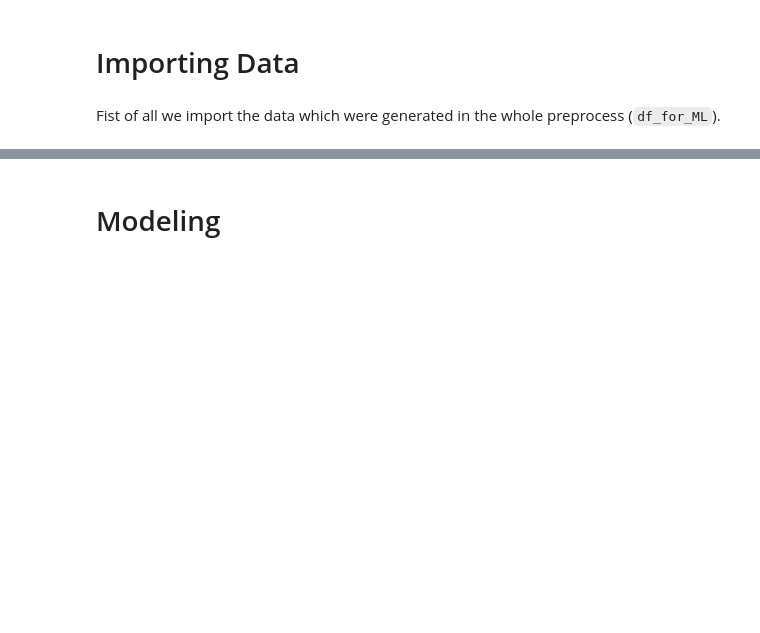
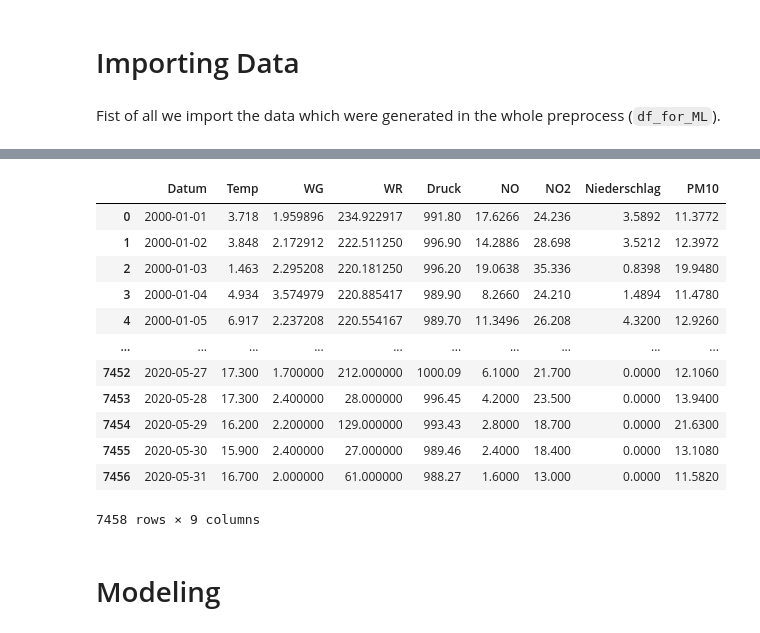
Before and after one commit to SvetiB/AirQualityStuttgart, a Jupyter notebook: AirQualityStuttgartModeling.ipynb, the cells around one changed output, grey strips where cells are left out. Saved outputs shown, nothing was run; the diff lists cells and outputs as text; code cells hidden in the pictures; blank space fills up the shorter version.

```diff
--- a/AirQualityStuttgartModeling.ipynb
+++ b/AirQualityStuttgartModeling.ipynb
@@ -17,6 +28,8 @@ table {float:left}
 # Importing Data
 # %% [markdown]
 Fist of all we import the data which were generated in the whole preprocess (`df_for_ML`).
+# %%
+dateparse = lambda x: pd.datetime.strptime(x, '%Y-%m-%d')
 # %%
-df_for_ML = pd.read_csv('df_for_ML.csv')
+df_for_ML = pd.read_csv('df_for_ML.csv', parse_dates=['Datum'], date_parser=dateparse)
 # %%
@@ -43,3 +54,20 @@ df_for_ML.describe()
+# %%
+df_for_ML=df_for_ML.sort_values(by=['Datum'], axis=0, ascending=True)
+df_for_ML
+# %% [output]
+|  | Datum | Temp | WG | WR | Druck | NO | NO2 | Niederschlag | PM10 |
+| 0 | 2000-01-01 | 3.718 | 1.959896 | 234.922917 | 991.80 | 17.6266 | 24.236 | 3.5892 | 11.3772 |
+| 1 | 2000-01-02 | 3.848 | 2.172912 | 222.511250 | 996.90 | 14.2886 | 28.698 | 3.5212 | 12.3972 |
+| 2 | 2000-01-03 | 1.463 | 2.295208 | 220.181250 | 996.20 | 19.0638 | 35.336 | 0.8398 | 19.9480 |
+| 3 | 2000-01-04 | 4.934 | 3.574979 | 220.885417 | 989.90 | 8.2660 | 24.210 | 1.4894 | 11.4780 |
+| 4 | 2000-01-05 | 6.917 | 2.237208 | 220.554167 | 989.70 | 11.3496 | 26.208 | 4.3200 | 12.9260 |
+| ... | ... | ... | ... | ... | ... | ... | ... | ... | ... |
+| 7452 | 2020-05-27 | 17.300 | 1.700000 | 212.000000 | 1000.09 | 6.1000 | 21.700 | 0.0000 | 12.1060 |
+| 7453 | 2020-05-28 | 17.300 | 2.400000 | 28.000000 | 996.45 | 4.2000 | 23.500 | 0.0000 | 13.9400 |
+| 7454 | 2020-05-29 | 16.200 | 2.200000 | 129.000000 | 993.43 | 2.8000 | 18.700 | 0.0000 | 21.6300 |
+| 7455 | 2020-05-30 | 15.900 | 2.400000 | 27.000000 | 989.46 | 2.4000 | 18.400 | 0.0000 | 13.1080 |
+| 7456 | 2020-05-31 | 16.700 | 2.000000 | 61.000000 | 988.27 | 1.6000 | 13.000 | 0.0000 | 11.5820 |
+7458 rows × 9 columns
 # %% [markdown]
 # Modeling
 # %% [markdown]
```
Also changed, not shown: parts of 31 cells of this notebook, 1 other file.
